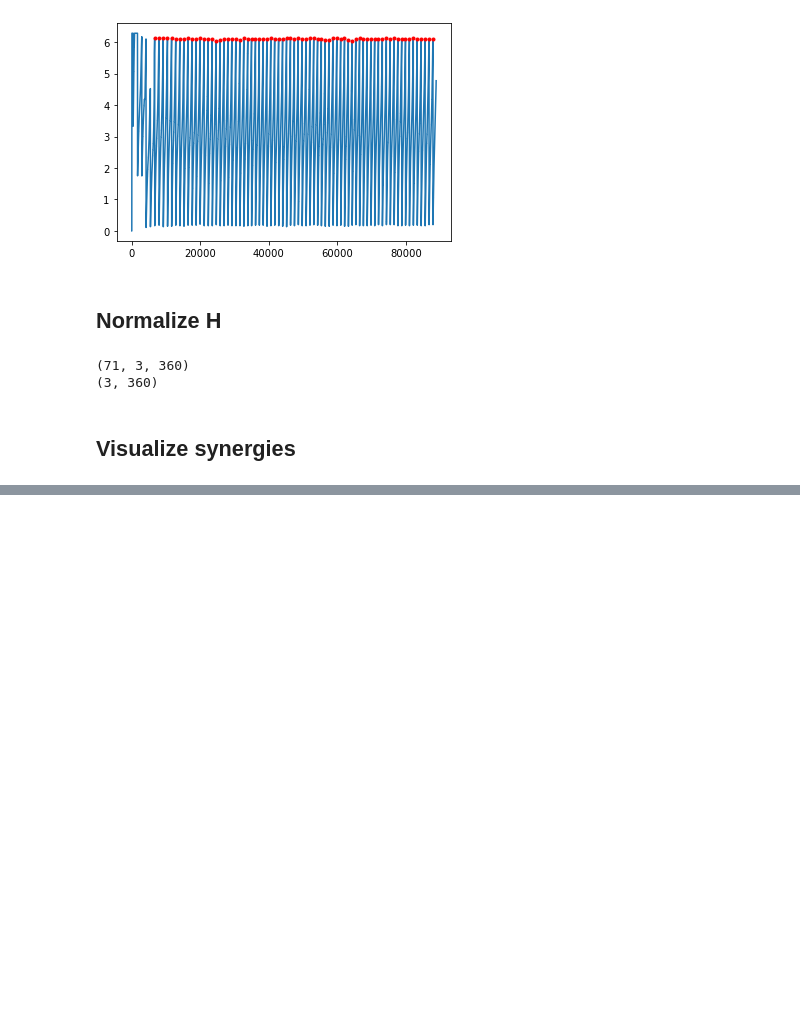
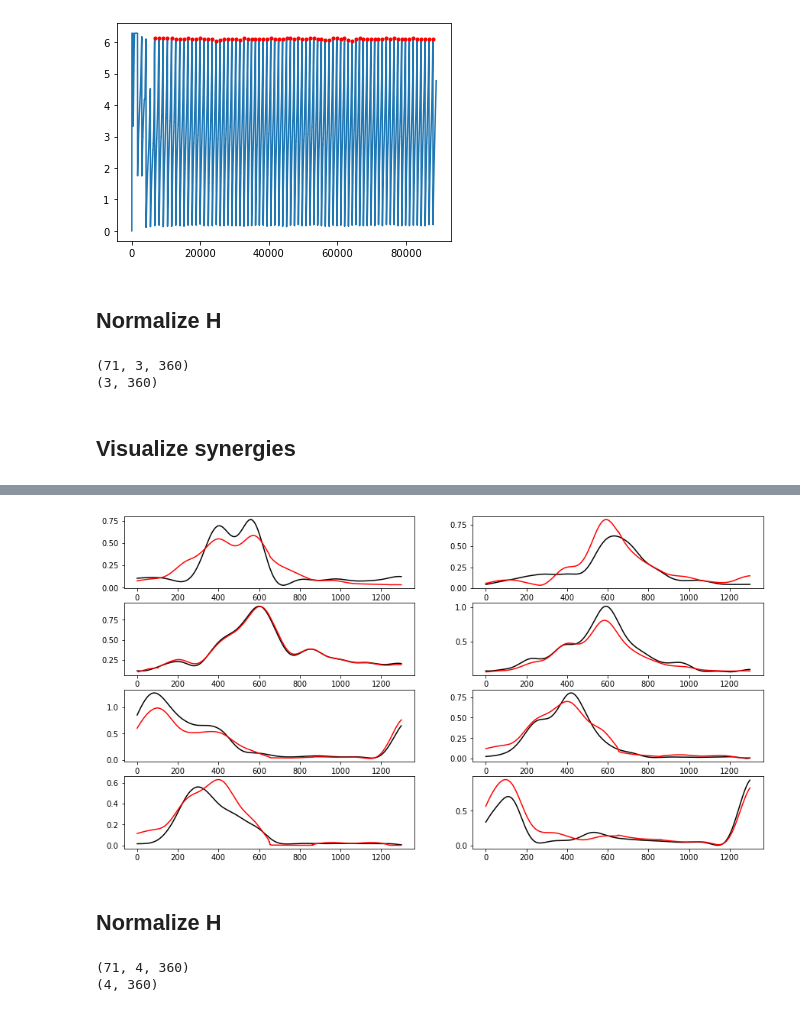
Before and after one commit to SmRanaldi/NeuralEngineeringClass, a Jupyter notebook: material/notebooks/D08.ipynb, the cells around one changed output, grey strips where cells are left out. Drawn from its saved outputs; the diff is of its cells as text; code cells hidden in the pictures; blank space fills up the shorter version.

```diff
--- a/material/notebooks/D08.ipynb
+++ b/material/notebooks/D08.ipynb
@@ -169,0 +209,41 @@ plt.show()
+# %%
+n_syn = 4
+plot_range = [5000, 6300]
+
+fig, ax = plt.subplots(4, 2, figsize=(15,8))
+for i in range(n_muscles):
+    row = int(np.floor(i/2))
+    col = i % 2
+    ax[row, col].plot(env_norm[plot_range[0]:plot_range[1],i], 'k')
+    ax[row, col].plot(rec[n_syn-1][plot_range[0]:plot_range[1],i], 'r')
+plt.show()
+# %% [output]
+[figure, added]
+# %% [markdown]
+## Normalize H
+# %%
+from scipy.interpolate import interp1d
+
+H_sel = H[n_syn-1]
+W_sel = W[n_syn-1]
+n_points = 360
+H_norm = []
+
+for i0, i1 in zip(pk_locs[:-1], pk_locs[1:]):
+    H_norm.append(
+        interp1d(
+            np.linspace(i0, i1, i1-i0).transpose(),
+            H_sel[:,i0:i1],
+            axis=1
+        )(np.linspace(i0, i1, n_points))
+    )
+
+
+pk_values = np.asarray(pk_values)
+H_norm = np.asarray(H_norm)
+print(H_norm.shape)
+H_norm=np.mean(H_norm, axis=0).squeeze()
+print(H_norm.shape)
+# %% [output]
+(71, 4, 360)
+(4, 360)
```
Also changed, not shown: parts of 10 cells of this notebook.
